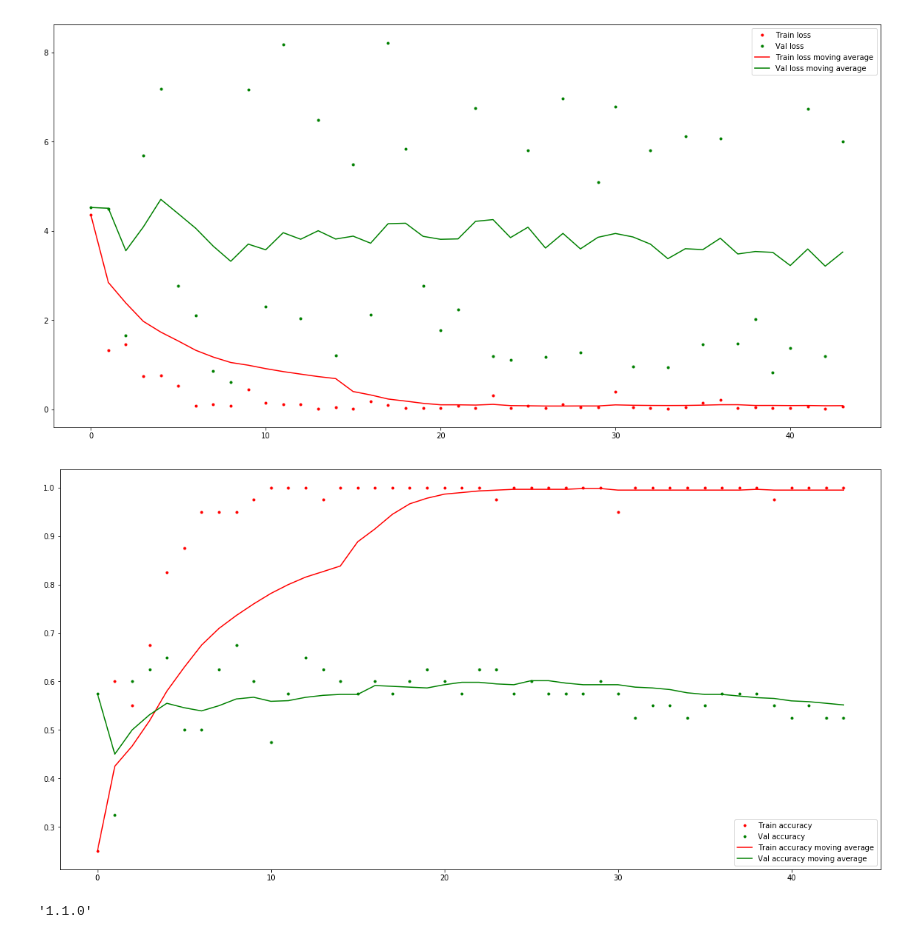
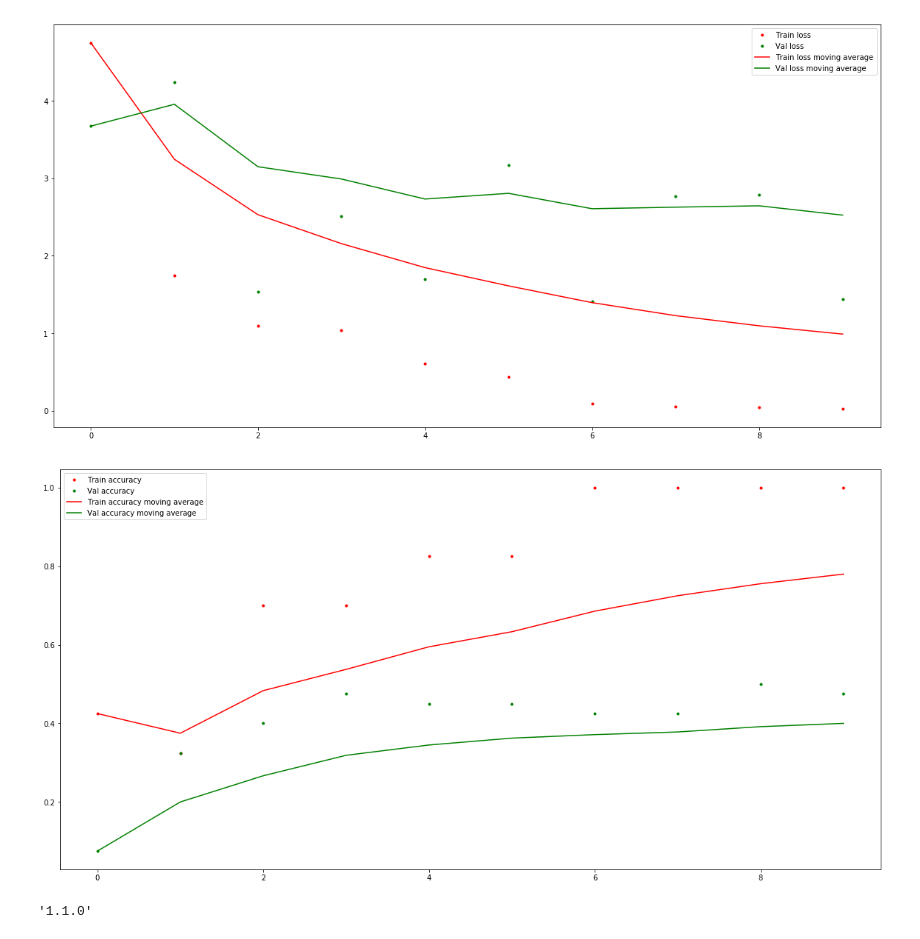
Before and after one commit to kolchinski/weeds_id, a Jupyter notebook: Training curves.ipynb, the cells around one changed output. Saved outputs shown, nothing was run; the diff lists cells and outputs as text; code cells hidden in the pictures.

```diff
--- a/Training curves.ipynb
+++ b/Training curves.ipynb
@@ -27,10 +27,10 @@ def plot_curves(log_dir, window_size=5, start=0, end=100000):
         plt.legend()
         plt.show()
 # %%
-plot_curves('logs/2019-05-31_15-51-12/', window_size=15)
+plot_curves('logs/2019-06-01_16-12-02/', window_size=15)
 # %% [output]
-[figure, old version]
+[figure, new version]
-[figure, old version]
+[figure, new version]
 # %%
 import torch
 torch.__version__
```
Also changed, not shown: 4 other files.
